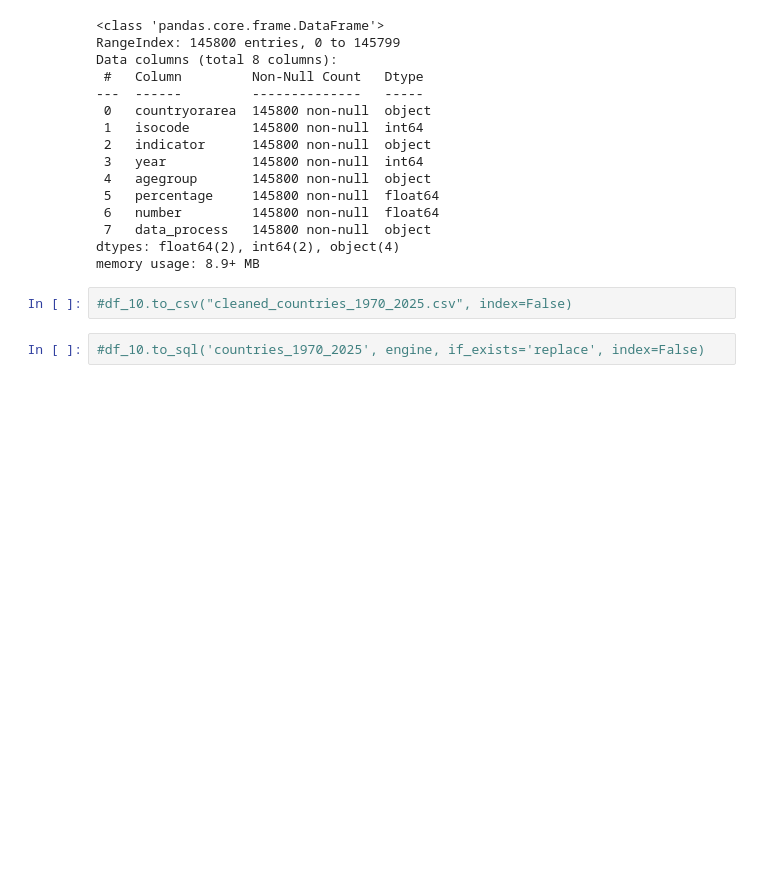
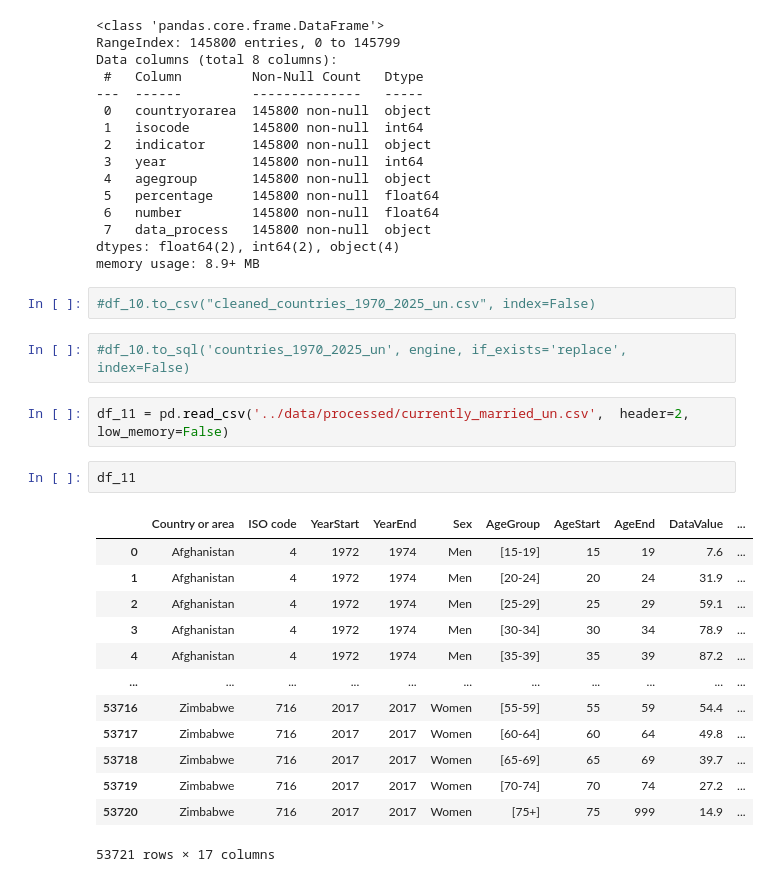
Before and after one commit to YkslB/marriage_statistics, a Jupyter notebook: scripts/Cleaning.ipynb, the cells around one changed output. Drawn from its saved outputs; the diff is of its cells as text; blank space fills up the shorter version.

```diff
--- a/scripts/Cleaning.ipynb
+++ b/scripts/Cleaning.ipynb
@@ -564,6 +564,24 @@ Data columns (total 8 columns):
 dtypes: float64(2), int64(2), object(4)
 memory usage: 8.9+ MB
 # %%
-#df_10.to_csv("cleaned_countries_1970_2025.csv", index=False)
+#df_10.to_csv("cleaned_countries_1970_2025_un.csv", index=False)
 # %%
-#df_10.to_sql('countries_1970_2025', engine, if_exists='replace', index=False)
+#df_10.to_sql('countries_1970_2025_un', engine, if_exists='replace', index=False)
+# %%
+df_11 = pd.read_csv('../data/processed/currently_married_un.csv',  header=2, low_memory=False)
+# %%
+df_11
+# %% [output]
+|  | Country or area | ISO code | YearStart | YearEnd | Sex | AgeGroup | AgeStart | AgeEnd | DataValue | ... |
+| 0 | Afghanistan | 4 | 1972 | 1974 | Men | [15-19] | 15 | 19 | 7.6 | ... |
+| 1 | Afghanistan | 4 | 1972 | 1974 | Men | [20-24] | 20 | 24 | 31.9 | ... |
+| 2 | Afghanistan | 4 | 1972 | 1974 | Men | [25-29] | 25 | 29 | 59.1 | ... |
+| 3 | Afghanistan | 4 | 1972 | 1974 | Men | [30-34] | 30 | 34 | 78.9 | ... |
+| 4 | Afghanistan | 4 | 1972 | 1974 | Men | [35-39] | 35 | 39 | 87.2 | ... |
+| ... | ... | ... | ... | ... | ... | ... | ... | ... | ... | ... |
+| 53716 | Zimbabwe | 716 | 2017 | 2017 | Women | [55-59] | 55 | 59 | 54.4 | ... |
+| 53717 | Zimbabwe | 716 | 2017 | 2017 | Women | [60-64] | 60 | 64 | 49.8 | ... |
+| 53718 | Zimbabwe | 716 | 2017 | 2017 | Women | [65-69] | 65 | 69 | 39.7 | ... |
+| 53719 | Zimbabwe | 716 | 2017 | 2017 | Women | [70-74] | 70 | 74 | 27.2 | ... |
+| 53720 | Zimbabwe | 716 | 2017 | 2017 | Women | [75+] | 75 | 999 | 14.9 | ... |
+53721 rows × 17 columns
```
Also changed, not shown: parts of 13 cells of this notebook, 11 other files.
